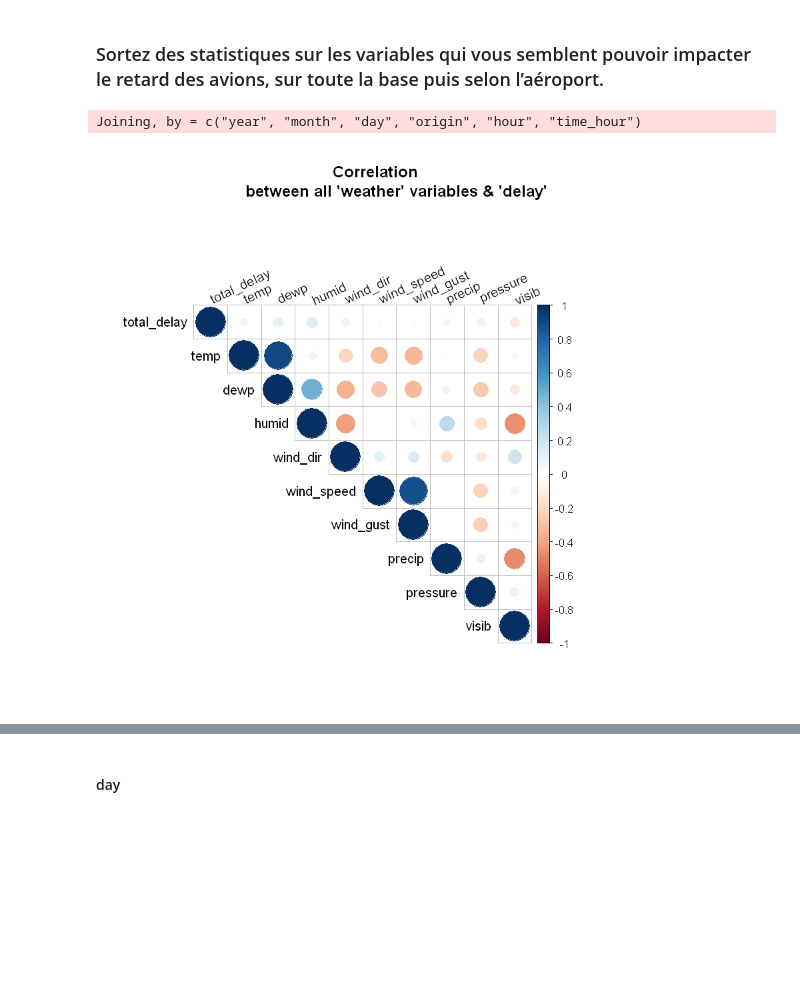
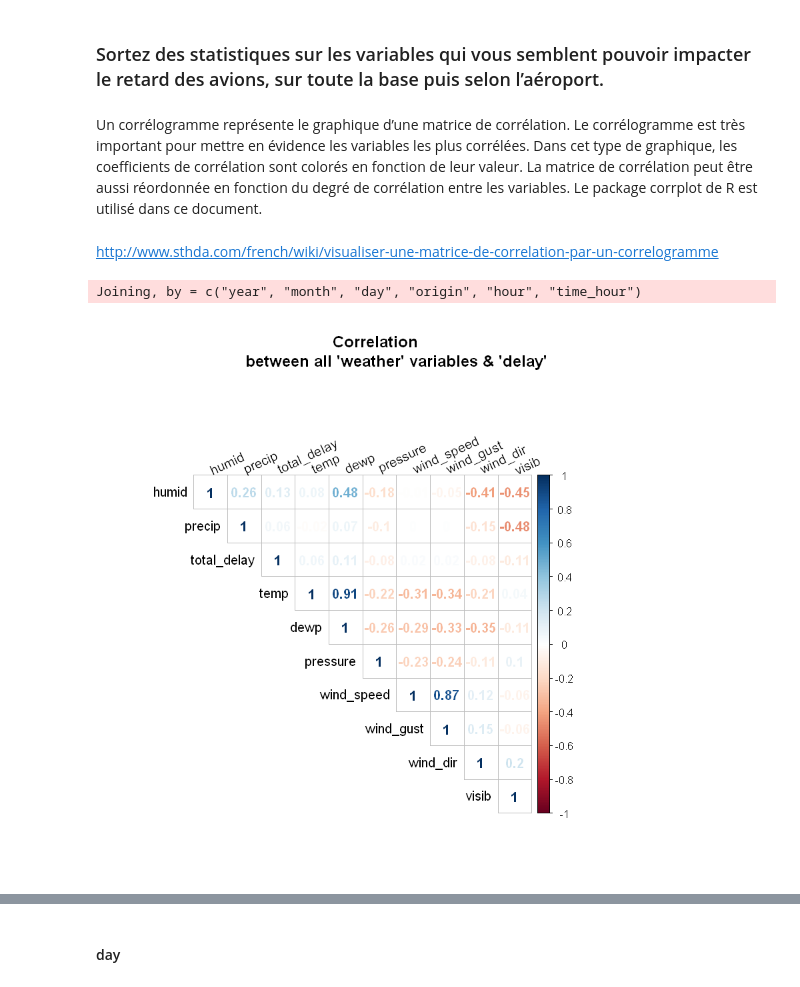
Before and after one commit to DROMZEE/P4-R-analyse-donnees, a Jupyter notebook: P4-R-Analyse-donnees.ipynb, the cells around one changed output, grey strips where cells are left out. Saved outputs shown, nothing was run; the diff lists cells and outputs as text; code cells hidden in the pictures; blank space fills up the shorter version.

Commit message:
add graph on P4-R-Analyse-donnees.ipynb

```diff
--- a/P4-R-Analyse-donnees.ipynb
+++ b/P4-R-Analyse-donnees.ipynb
@@ -421,35 +464,23 @@ weather_NA
 na.rm = TRUE
 # %% [markdown]
 ### Sortez des statistiques sur les variables qui vous semblent pouvoir impacter le retard des avions, sur toute la base puis selon l’aéroport.
+# %% [markdown]
+Un corrélogramme représente le graphique d’une matrice de corrélation. Le corrélogramme est très important pour mettre en évidence les variables les plus corrélées. Dans cet type de graphique, les coefficients de corrélation sont colorés en fonction de leur valeur. La matrice de corrélation peut être aussi réordonnée en fonction du degré de corrélation entre les variables. Le package corrplot de R est utilisé dans ce document.
+# %% [markdown]
+http://www.sthda.com/french/wiki/visualiser-une-matrice-de-correlation-par-un-correlogramme
 # %%
-#creating 'hours' column and making sure that hours are only from
-#00:00 hrs to 23:00 hrs which is exactly as the 'weather' data set has.
-#this will help us join the 2 data sets properly.
 flights$hour <- ifelse(flights$hour == 24, 0, flights$hour)
-
-#JOining the 'flights' and 'weather' datasets based on unique identifiers.
 flights_weather <- left_join(flights, weather)
-
-#We create a 'delays' column that is addition of all the delays in
-#arrival and departure (Consider only positive delays. Reason stated in
-#1st problem solution)
 flights_weather$arr_delay <- ifelse(flights_weather$arr_delay >= 0,
                                     flights_weather$arr_delay, 0)
 flights_weather$dep_delay <- ifelse(flights_weather$dep_delay >= 0,
                                     flights_weather$dep_delay, 0)
 flights_weather$total_delay <- flights_weather$arr_delay + flights_weather$dep_delay
-
-
-#creating a data with only delay and weather columns. Removing origin, date/time
-#because we want a correlation between delay and the particular weather condition.
 cor_data <- select(flights_weather, total_delay, temp, dewp, humid,
                    wind_dir, wind_speed, wind_gust, precip, pressure, visib)
-
-#WE first plot a correlation Matrix using corrplot to find the variables that
-#are correlated. We create a correlation matrix using 'cor' function
-corrplot(cor(na.omit(cor_data)), method = "circle", type = "upper",
+corrplot(cor(na.omit(cor_data)), method = "number", type = "upper", order="hclust",
          tl.srt = 25, tl.col = "Black", tl.cex = 1, title = "Correlation
          between all 'weather' variables & 'delay'", mar =c(0, 0, 4, 0) + 0.1)
 # %% [output]
 Joining, by = c("year", "month", "day", "origin", "hour", "time_hour")
-[figure, old version]
+[figure, new version]
```
Also changed, not shown: parts of 17 cells of this notebook, 4 other files.
